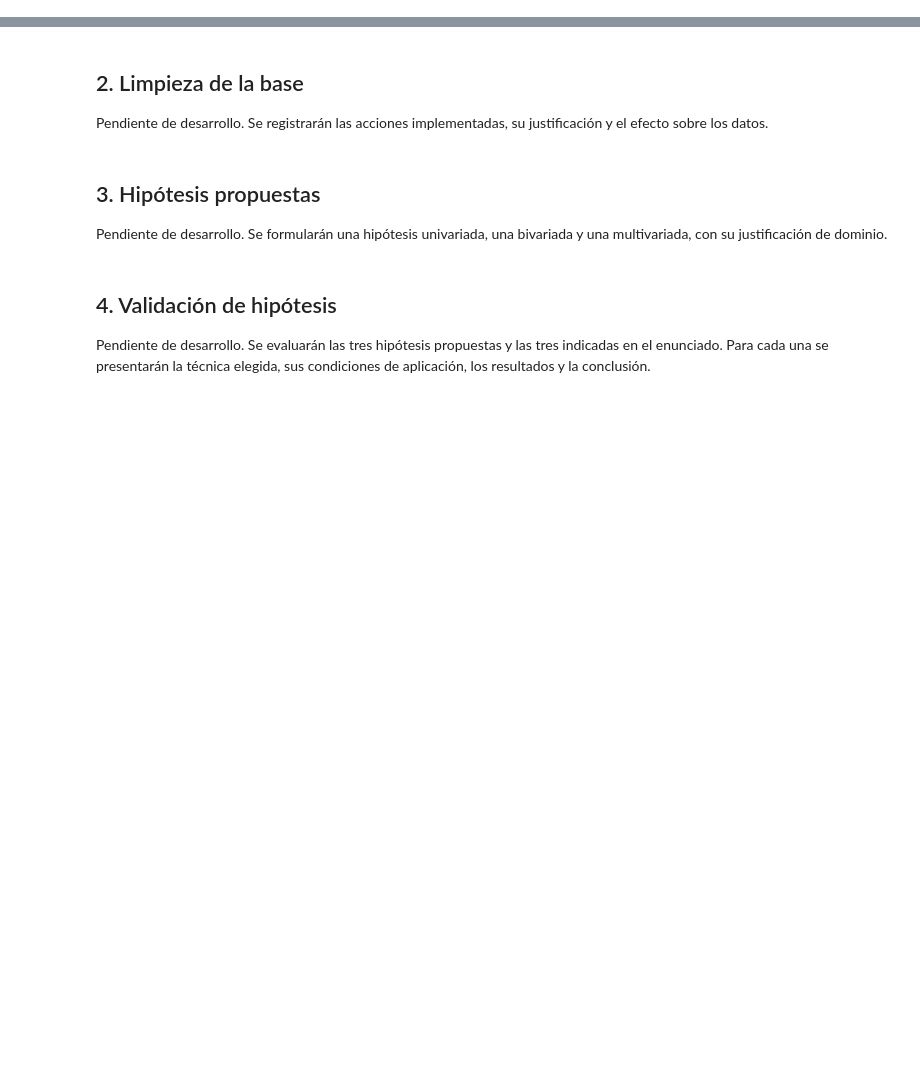
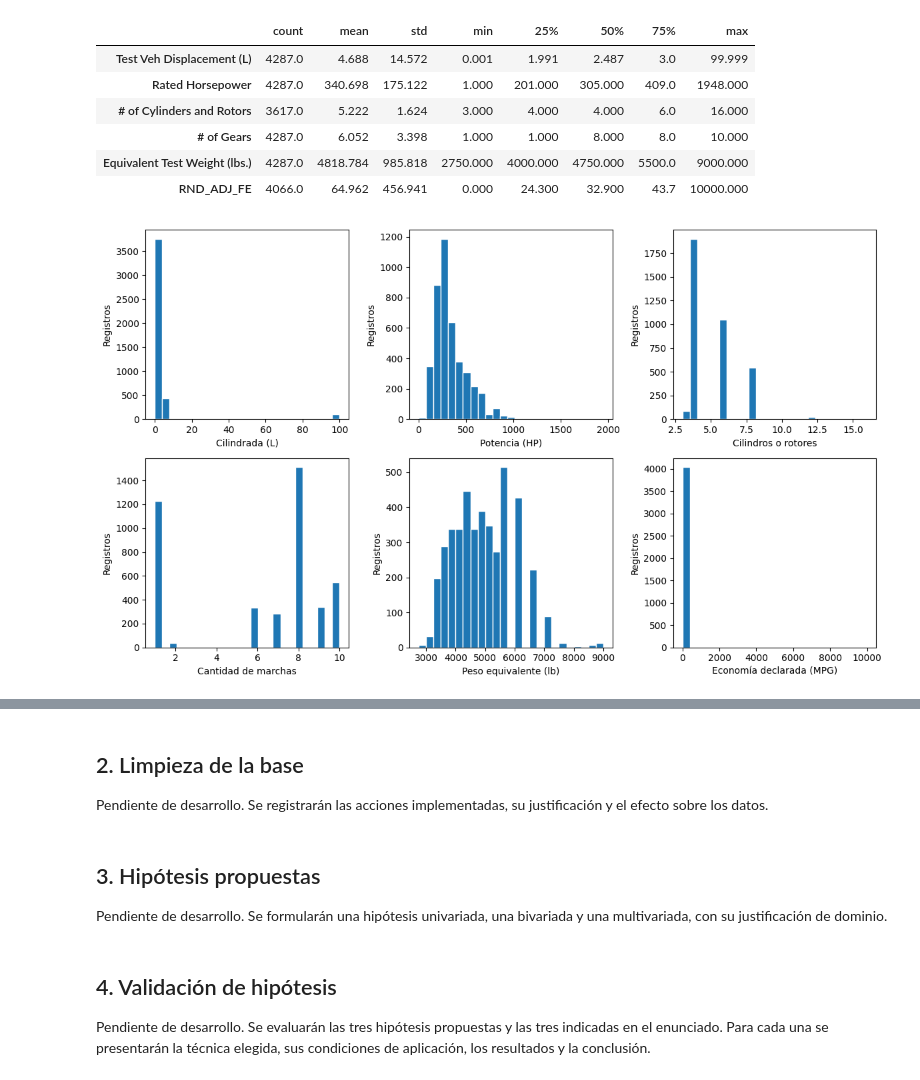
Before and after one commit to rodrigo1git/TPE-Fundamentos-de-Ciencia-de-Datos, a Jupyter notebook: TPE.ipynb, the cells around one changed output, grey strips where cells are left out. Cells and saved outputs as stored; diff of their text form; code cells hidden in the pictures; blank space fills up the shorter version.

```diff
--- a/TPE.ipynb
+++ b/TPE.ipynb
@@ -573,0 +237,24 @@ El inciso deja un diagnóstico y una lista concreta de aspectos para investigar.
+# %%
+principales = ['Test Veh Displacement (L)', 'Rated Horsepower', '# of Cylinders and Rotors',
+               '# of Gears', 'Equivalent Test Weight (lbs.)', 'RND_ADJ_FE']
+etiquetas = ['Cilindrada (L)', 'Potencia (HP)', 'Cilindros o rotores',
+             'Cantidad de marchas', 'Peso equivalente (lb)', 'Economía declarada (MPG)']
+
+display(datos[principales].describe().T.round(3))
+
+fig, axes = plt.subplots(2, 3, figsize=(12, 7))
+for ax, columna, etiqueta in zip(axes.flat, principales, etiquetas):
+    ax.hist(datos[columna].dropna(), bins=25, edgecolor='white')
+    ax.set_xlabel(etiqueta)
+    ax.set_ylabel('Registros')
+plt.tight_layout()
+plt.show()
+# %% [output]
+|  | count | mean | std | min | 25% | 50% | 75% | max |
+| Test Veh Displacement (L) | 4287.0 | 4.688 | 14.572 | 0.001 | 1.991 | 2.487 | 3.0 | 99.999 |
+| Rated Horsepower | 4287.0 | 340.698 | 175.122 | 1.000 | 201.000 | 305.000 | 409.0 | 1948.000 |
+| # of Cylinders and Rotors | 3617.0 | 5.222 | 1.624 | 3.000 | 4.000 | 4.000 | 6.0 | 16.000 |
+| # of Gears | 4287.0 | 6.052 | 3.398 | 1.000 | 1.000 | 8.000 | 8.0 | 10.000 |
+| Equivalent Test Weight (lbs.) | 4287.0 | 4818.784 | 985.818 | 2750.000 | 4000.000 | 4750.000 | 5500.0 | 9000.000 |
+| RND_ADJ_FE | 4066.0 | 64.962 | 456.941 | 0.000 | 24.300 | 32.900 | 43.7 | 10000.000 |
+[figure, added]
```
Also changed, not shown: parts of 41 cells of this notebook, 1 other file.
